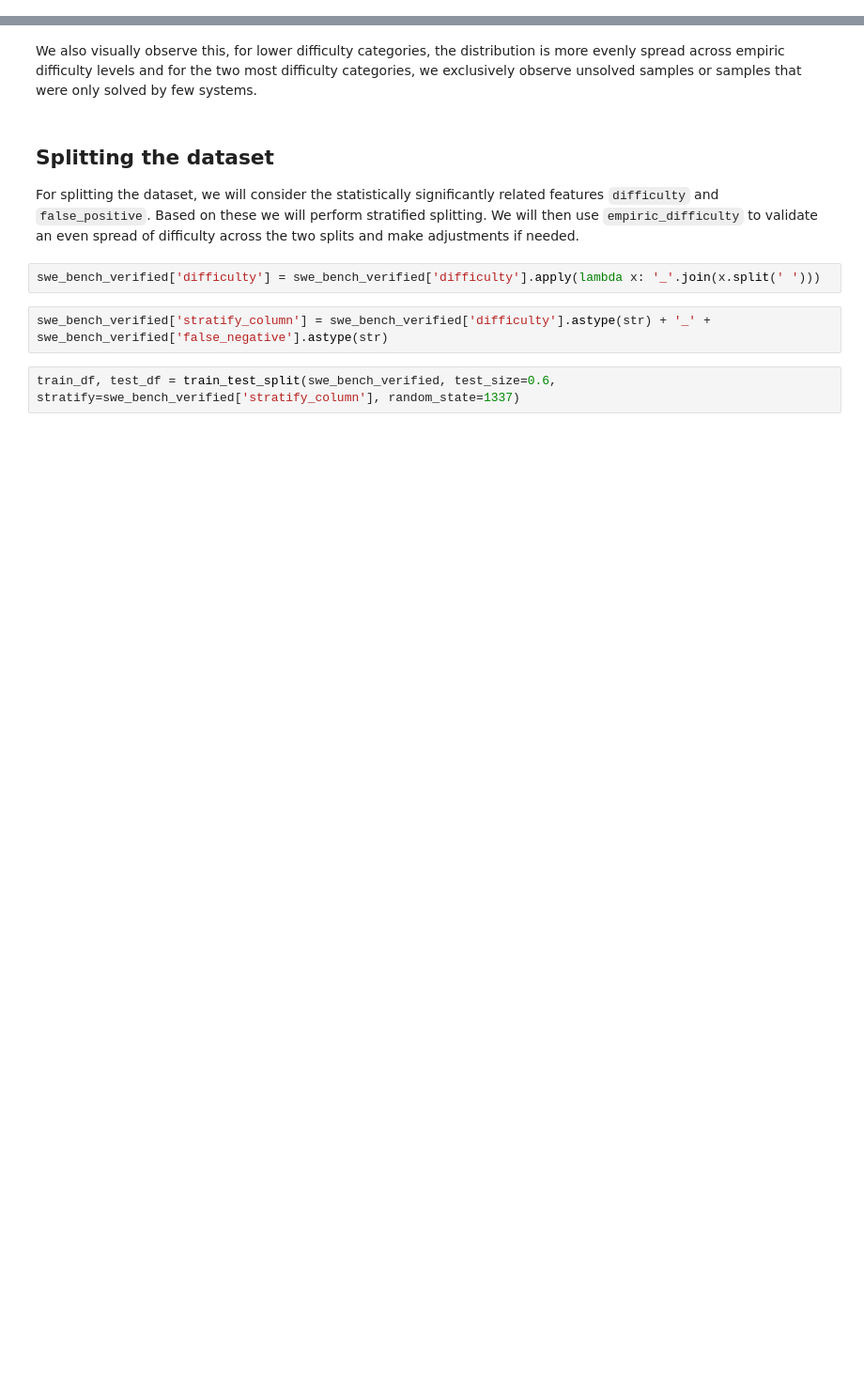
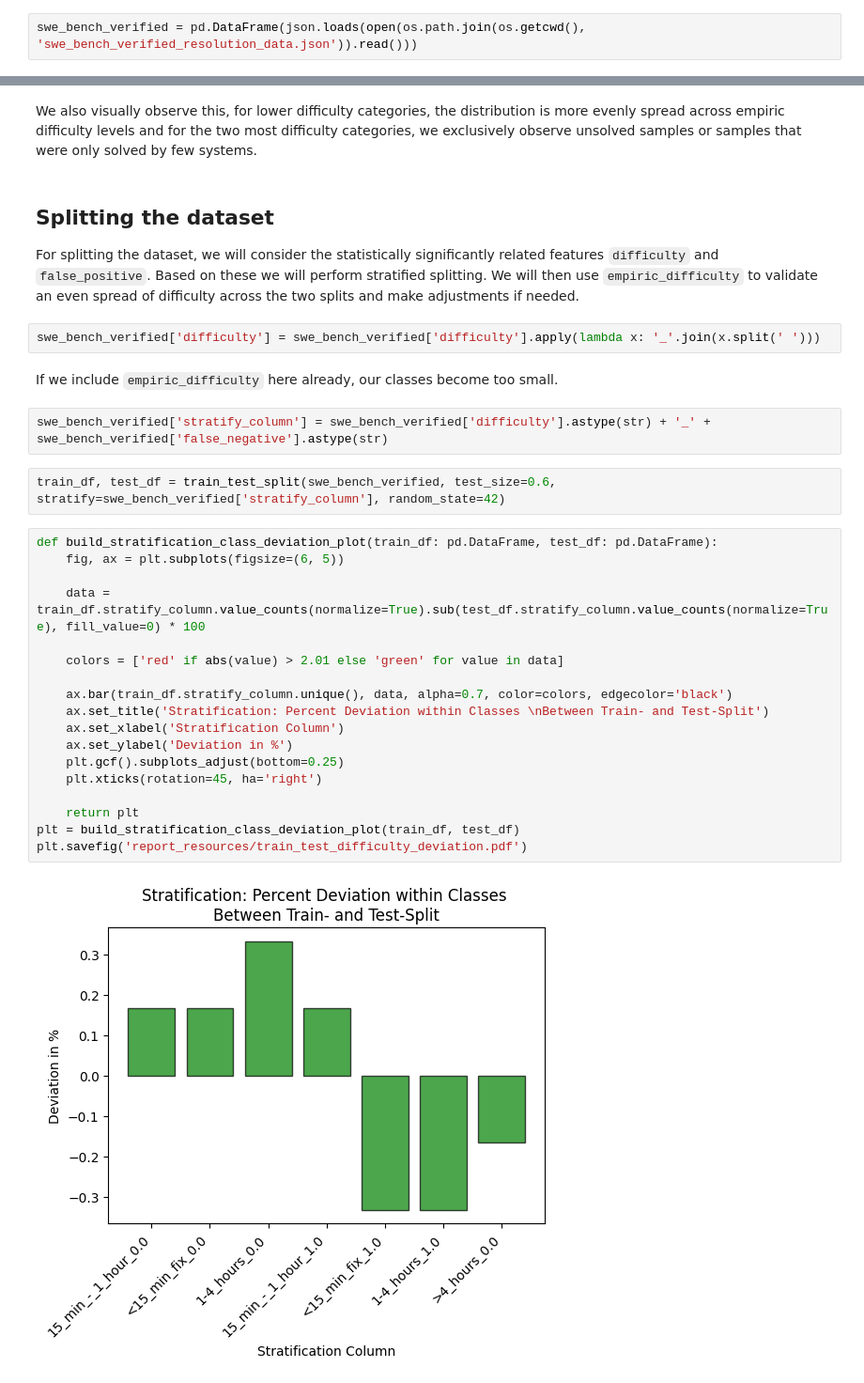
Before and after one commit to Liqs-v2/auto-code-rover, a Jupyter notebook: split_dataset.ipynb, the cells around one changed output, grey strips where cells are left out. Shown at 94% size. Cells and saved outputs as stored; diff of their text form; blank space fills up the shorter version.

```diff
--- a/split_dataset.ipynb
+++ b/split_dataset.ipynb
@@ -355,6 +357,8 @@ number_of_competing_agents = len(swe_bench_verified.loc[0, 'solved_by'] + swe_be
 swe_bench_verified['empiric_difficulty'] = round(1-(swe_bench_verified['times_solved']/number_of_competing_agents),2) # Round to be able to compare (otherwise trailing float differences make it hard)
 # %%
 swe_bench_verified.to_json(os.path.join(os.getcwd(), 'swe_bench_verified_resolution_data.json'), indent=4, orient='records', force_ascii=False)
+# %%
+swe_bench_verified = pd.DataFrame(json.loads(open(os.path.join(os.getcwd(), 'swe_bench_verified_resolution_data.json')).read()))
 # %% [markdown]
 How do `empiric_difficulty` and `difficulty` co-occur?
 # %%
@@ -403,7 +407,29 @@ We also visually observe this, for lower difficulty categories, the distribution
 For splitting the dataset, we will consider the statistically significantly related features `difficulty` and `false_positive`. Based on these we will perform stratified splitting. We will then use `empiric_difficulty` to validate an even spread of difficulty across the two splits and make adjustments if needed.
 # %%
 swe_bench_verified['difficulty'] = swe_bench_verified['difficulty'].apply(lambda x: '_'.join(x.split(' ')))
+# %% [markdown]
+If we include `empiric_difficulty` here already, our classes become too small.
 # %%
 swe_bench_verified['stratify_column'] = swe_bench_verified['difficulty'].astype(str) + '_' + swe_bench_verified['false_negative'].astype(str)
 # %%
-train_df, test_df = train_test_split(swe_bench_verified, test_size=0.6, stratify=swe_bench_verified['stratify_column'], random_state=1337)
+train_df, test_df = train_test_split(swe_bench_verified, test_size=0.6, stratify=swe_bench_verified['stratify_column'], random_state=42)
+# %%
+def build_stratification_class_deviation_plot(train_df: pd.DataFrame, test_df: pd.DataFrame):
+    fig, ax = plt.subplots(figsize=(6, 5))
+
+    data = train_df.stratify_column.value_counts(normalize=True).sub(test_df.stratify_column.value_counts(normalize=True), fill_value=0) * 100
+
+    colors = ['red' if abs(value) > 2.01 else 'green' for value in data]
+
+    ax.bar(train_df.stratify_column.unique(), data, alpha=0.7, color=colors, edgecolor='black')
+    ax.set_title('Stratification: Percent Deviation within Classes \nBetween Train- and Test-Split')
+    ax.set_xlabel('Stratification Column')
+    ax.set_ylabel('Deviation in %')
+    plt.gcf().subplots_adjust(bottom=0.25)
+    plt.xticks(rotation=45, ha='right')
+
+    return plt
+plt = build_stratification_class_deviation_plot(train_df, test_df)
+plt.savefig('report_resources/train_test_difficulty_deviation.pdf')
+# %% [output]
+[figure, added]
```
Also changed, not shown: parts of 10 cells of this notebook, 6 other files.
